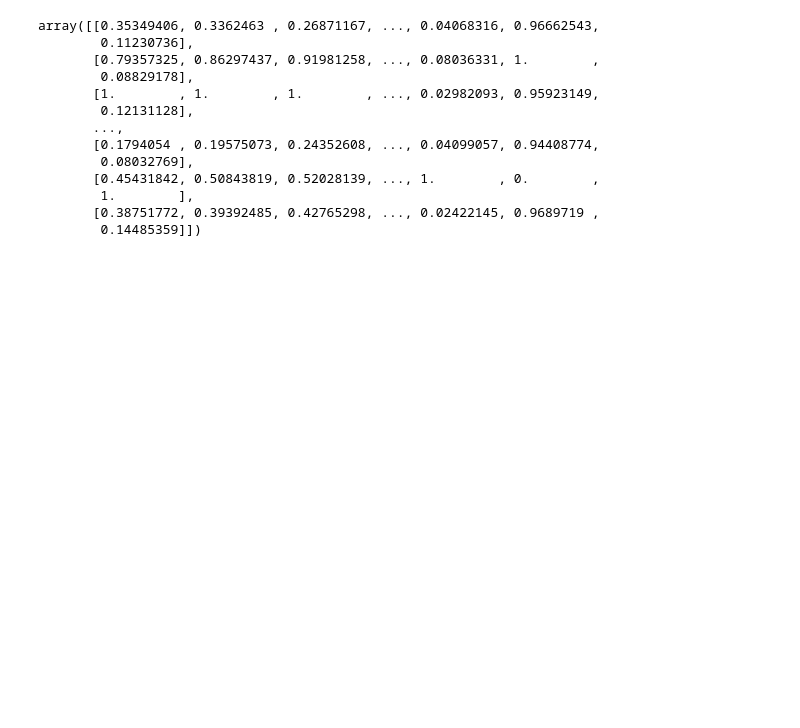
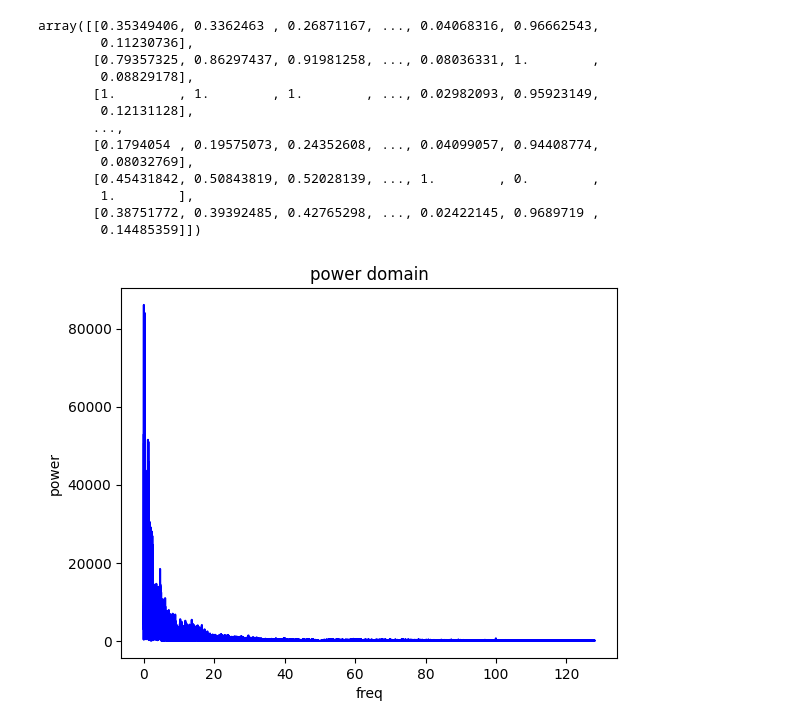
Before and after one commit to mariaaraujovitoria/SeizurePredict, a Jupyter notebook: notebooks/preprocessing_data.ipynb, the cells around one changed output. Saved outputs shown, nothing was run; the diff lists cells and outputs as text; code cells hidden in the pictures; blank space fills up the shorter version.

Commit message:
correcting fourier function

```diff
--- a/notebooks/preprocessing_data.ipynb
+++ b/notebooks/preprocessing_data.ipynb
@@ -389,5 +418,5 @@ def downsampling(signals, q=2):
 # %%
-filtered_eeg5 = filter_signals(signals, signal_headers[0]["sample_rate"], hp_frequency = 0.1, notch_frequency = 50, quality_factor = 30)
+filtered_eeg5 = filter_signals(signals,CustomTranformer(), sample_frequency=256, hp_frequency = 0.1, notch_frequency = 50, quality_factor = 30)
 # %%
 filtered_eeg5
 # %% [output]
@@ -408,0 +436,6 @@ np.savetxt('filtered_eeg5.csv', filtered_eeg5, delimiter=',')
+# %%
+x_1, y_1 = fourier_transform(filtered_eeg5[0,0:20000], 256)
+# %%
+plot_one_fourier(x_1, y_1)
+# %% [output]
+[figure, added]
```
Also changed, not shown: parts of 33 cells of this notebook.
